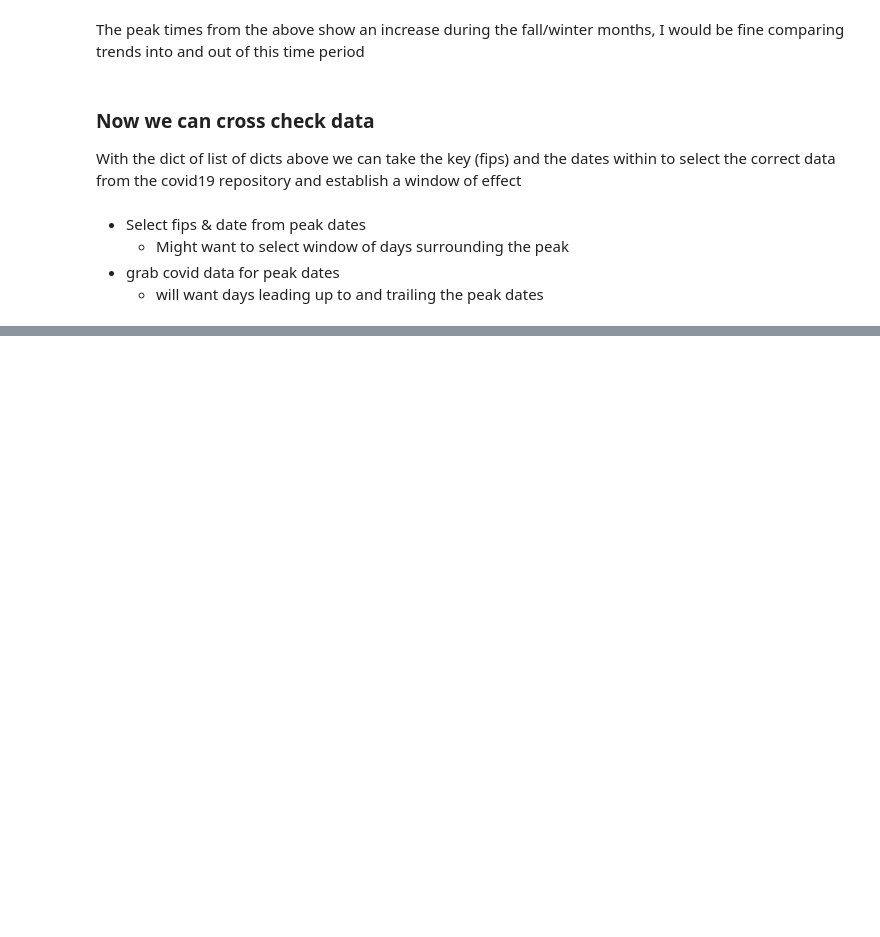
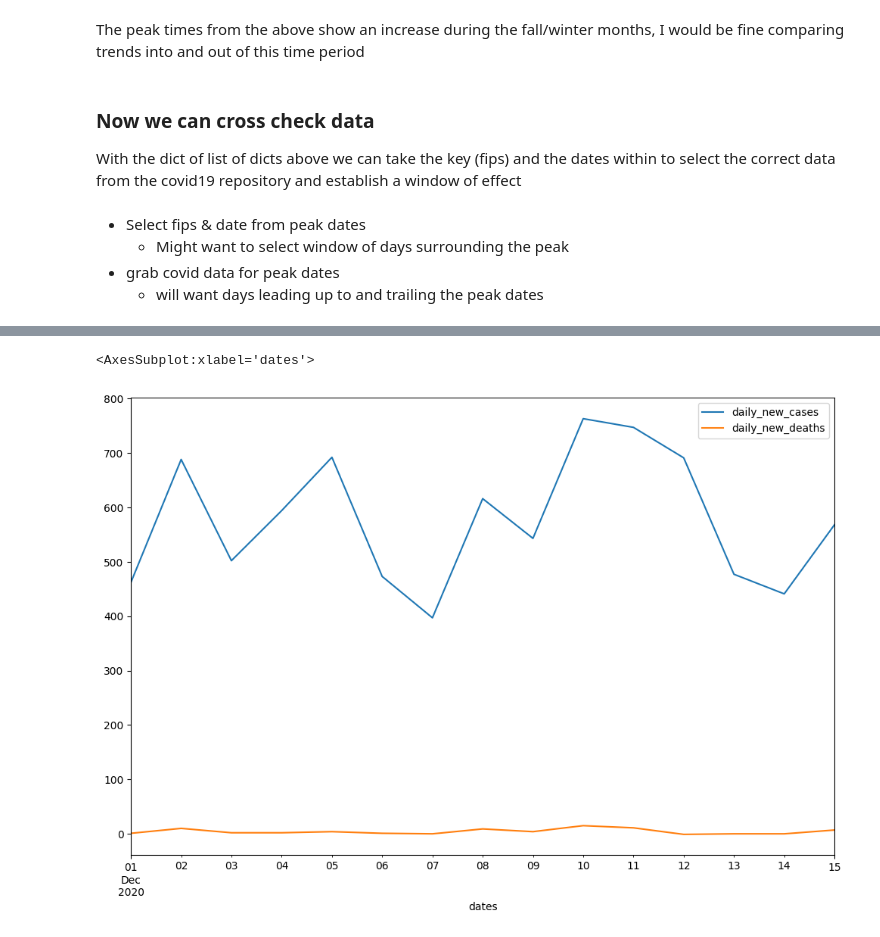
Before and after one commit to richstrouss/capstone, a Jupyter notebook: avk_data_investigation.ipynb, the cells around one changed output, grey strips where cells are left out. Saved outputs shown, nothing was run; the diff lists cells and outputs as text; code cells hidden in the pictures; blank space fills up the shorter version.

```diff
--- a/avk_data_investigation.ipynb
+++ b/avk_data_investigation.ipynb
@@ -518,7 +344,0 @@ list length = 247, cant_load = ['24033', '51650', '51710'], fips not found = ['1
-# %%
-
-for idx, df in enumerate(biglist):
-    if idx != 0:
-        df['fips'] = df.apply(lambda row: stringify_fips(row), axis=1)
-        biglist[idx] = df
-print('done')
@@ -527,3 +344,0 @@ done
-# %%
-for idx, df in enumerate(biglist):
-    biglist[idx]['1wkroll']= df['JHU_ConfirmedCases.data'].rolling(window=7).mean()
@@ -594,0 +388,26 @@ test_days
+# %%
+# loading 1 county's covid data and processing it
+
+import math
+aldf = load_covid_by_fips('01073')
+# pickle loads numbers as floats; converting fips to int
+aldf['fips'] = aldf.apply(lambda row: math.floor(row['fips']), axis=1)
+
+# Making fips a string to match on other datasets with leading zero
+df2= aldf.astype({"fips":"int"}).astype({'fips':'string'})
+# adding leading zero where needed
+df2['fips'] = df2.apply(lambda row: stringify_fips(row), axis=1)
+
+#need daily change in cases to get the rolling delta of new infections
+df2 = set_daily_cases_deaths(df2)
+df2 = rolling_cases(df2)
+df2.index = pd.to_datetime(df.index, format="%Y/%m/%d")
+# %%
+top_level_covid = ['fips','daily_new_cases','daily_new_deaths', "1wkroll",'JHU_ConfirmedCases.data','JHU_ConfirmedDeaths.data',
+                 'latestTotalPopulation']
+covdf = df2[top_level_covid]
+# %%
+covdf.loc['2020-12-01':'2020-12-15'][['daily_new_cases','daily_new_deaths']].plot()
+# %% [output]
+<AxesSubplot:xlabel='dates'>
+[figure, added]
```
Also changed, not shown: parts of 56 cells of this notebook.
